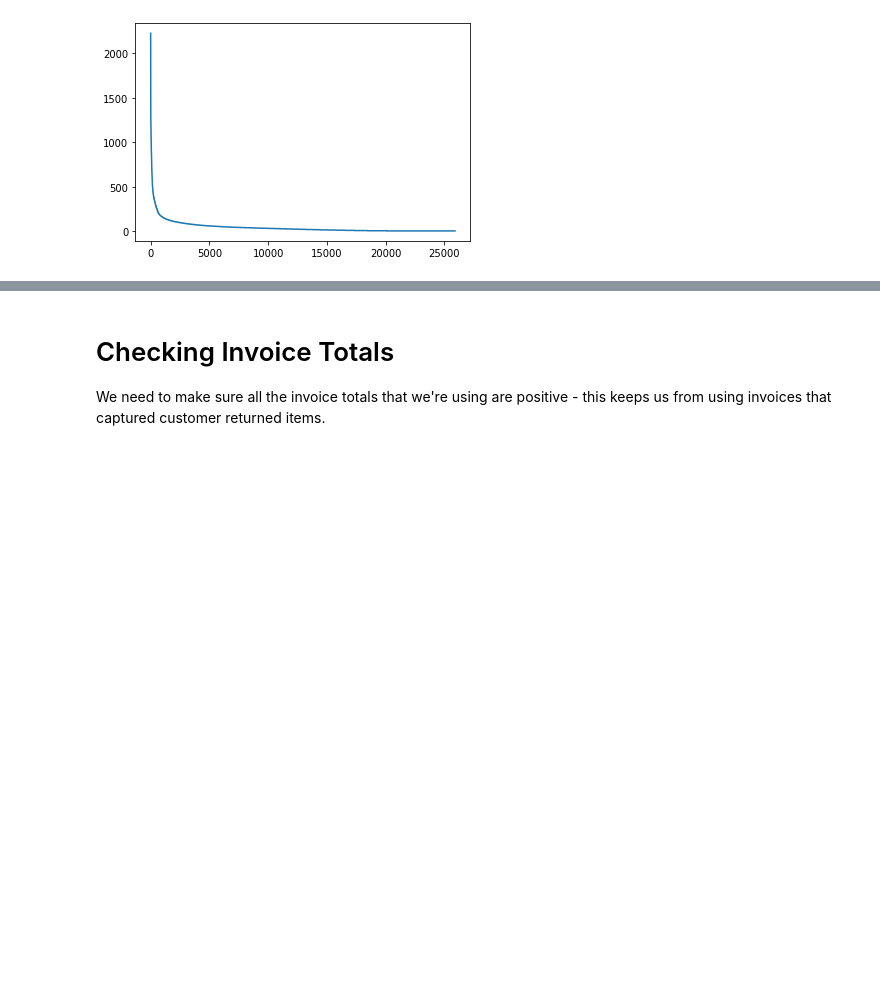
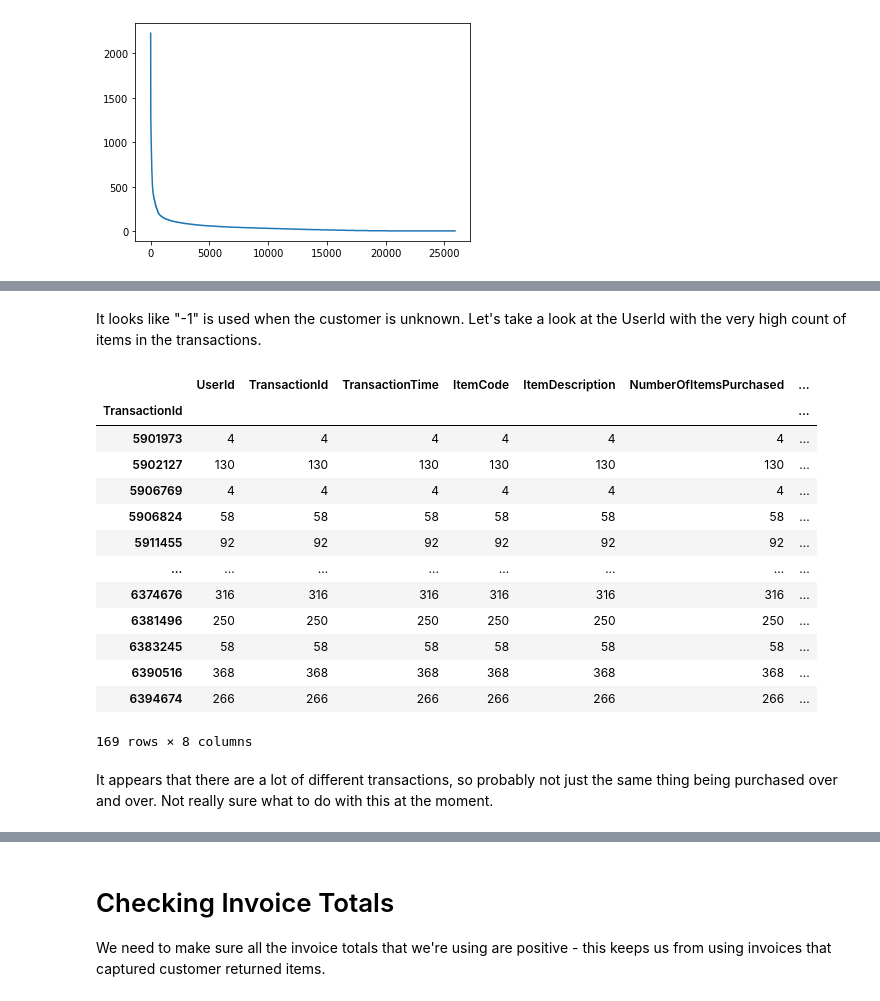
Before and after one commit to HSV-AI/product-recommendation, a Jupyter notebook: notebooks/vipin20-Transaction-Data-EDA.ipynb, the cells around one changed output, grey strips where cells are left out. Cells and saved outputs as stored; diff of their text form; code cells hidden in the pictures; blank space fills up the shorter version.

```diff
--- a/notebooks/vipin20-Transaction-Data-EDA.ipynb
+++ b/notebooks/vipin20-Transaction-Data-EDA.ipynb
@@ -82,0 +131,21 @@ And a graph of what the curve looks like:
+# %% [markdown]
+It looks like "-1" is used when the customer is unknown. Let's take a look at the UserId with the very high count of items in the transactions.
+# %%
+transactions[transactions.UserId == 374661].groupby(transactions.TransactionId).count()
+# %% [output]
+|  | UserId | TransactionId | TransactionTime | ItemCode | ItemDescription | NumberOfItemsPurchased | ... |
+| TransactionId |  |  |  |  |  |  | ... |
+| 5901973 | 4 | 4 | 4 | 4 | 4 | 4 | ... |
+| 5902127 | 130 | 130 | 130 | 130 | 130 | 130 | ... |
+| 5906769 | 4 | 4 | 4 | 4 | 4 | 4 | ... |
+| 5906824 | 58 | 58 | 58 | 58 | 58 | 58 | ... |
+| 5911455 | 92 | 92 | 92 | 92 | 92 | 92 | ... |
+| ... | ... | ... | ... | ... | ... | ... | ... |
+| 6374676 | 316 | 316 | 316 | 316 | 316 | 316 | ... |
+| 6381496 | 250 | 250 | 250 | 250 | 250 | 250 | ... |
+| 6383245 | 58 | 58 | 58 | 58 | 58 | 58 | ... |
+| 6390516 | 368 | 368 | 368 | 368 | 368 | 368 | ... |
+| 6394674 | 266 | 266 | 266 | 266 | 266 | 266 | ... |
+169 rows × 8 columns
+# %% [markdown]
+It appears that there are a lot of different transactions, so probably not just the same thing being purchased over and over. Not really sure what to do with this at the moment.
```
Also changed, not shown: parts of 24 cells of this notebook, 1 other file.
